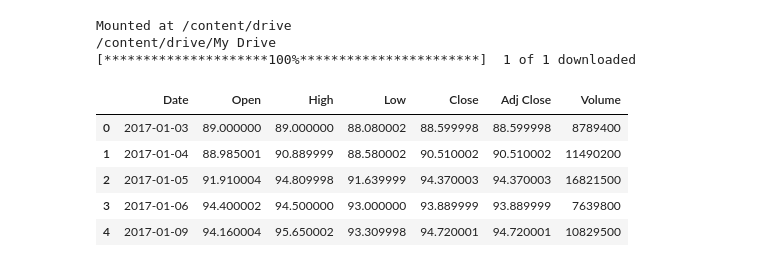
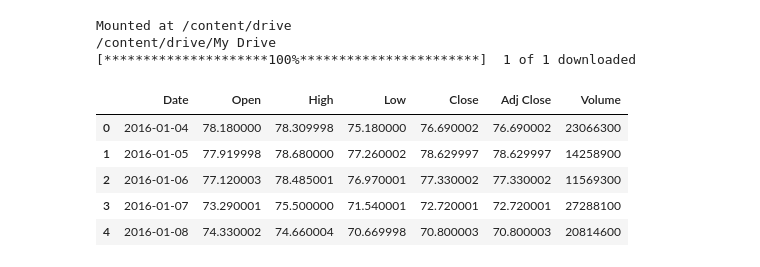
Before and after one commit to abragroup/AI-Course-finance-demo-alibaba, a Jupyter notebook: finance.ipynb, the cells around one changed output. Saved outputs shown, nothing was run; the diff lists cells and outputs as text; code cells hidden in the pictures.

```diff
--- a/finance.ipynb
+++ b/finance.ipynb
@@ -3,34 +3,34 @@
 # %%
 #matrix math & data pre-processing
 import numpy as np
 # data formating
 import pandas as pd
 import matplotlib.pyplot as plt
 import seaborn as sns
 sns.set()
 
 
 import numpy as np
 from google.colab import drive
 drive.mount('/content/drive',force_remount=True)
 %cd "/content/drive/My Drive/"
 
 from pandas_datareader import data as pdr
 import fix_yahoo_finance as yf
 yf.pdr_override()
-df_full = pdr.get_data_yahoo("BABA", start="2017-01-01").reset_index()
+df_full = pdr.get_data_yahoo("BABA", start="2016-01-01").reset_index()
 df_full.to_csv('alibaba.csv',index=False)
 df_full.head()
 # %% [output]
 Mounted at /content/drive
 /content/drive/My Drive
 [*********************100%***********************]  1 of 1 downloaded
 |  | Date | Open | High | Low | Close | Adj Close | Volume |
-| 0 | 2017-01-03 | 89.000000 | 89.000000 | 88.080002 | 88.599998 | 88.599998 | 8789400 |
-| 1 | 2017-01-04 | 88.985001 | 90.889999 | 88.580002 | 90.510002 | 90.510002 | 11490200 |
-| 2 | 2017-01-05 | 91.910004 | 94.809998 | 91.639999 | 94.370003 | 94.370003 | 16821500 |
-| 3 | 2017-01-06 | 94.400002 | 94.500000 | 93.000000 | 93.889999 | 93.889999 | 7639800 |
-| 4 | 2017-01-09 | 94.160004 | 95.650002 | 93.309998 | 94.720001 | 94.720001 | 10829500 |
+| 0 | 2016-01-04 | 78.180000 | 78.309998 | 75.180000 | 76.690002 | 76.690002 | 23066300 |
+| 1 | 2016-01-05 | 77.919998 | 78.680000 | 77.260002 | 78.629997 | 78.629997 | 14258900 |
+| 2 | 2016-01-06 | 77.120003 | 78.485001 | 76.970001 | 77.330002 | 77.330002 | 11569300 |
+| 3 | 2016-01-07 | 73.290001 | 75.500000 | 71.540001 | 72.720001 | 72.720001 | 27288100 |
+| 4 | 2016-01-08 | 74.330002 | 74.660004 | 70.669998 | 70.800003 | 70.800003 | 20814600 |
 # %%
 !pip install yfinance --upgrade --no-cache-dir
 # %% [output]
```
Also changed, not shown: parts of 6 cells of this notebook.
